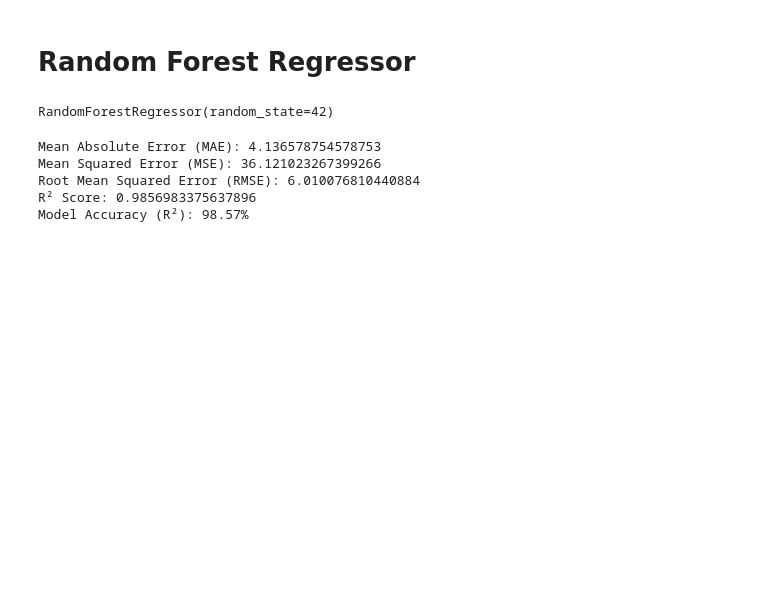
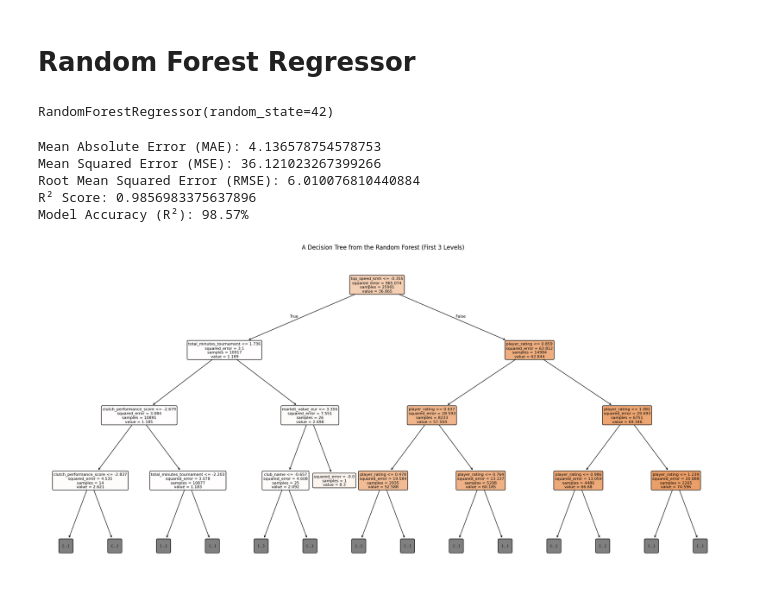
Before and after one commit to bhagatkaran013-hub/FIFA-World-Cup-2026-Regression-Project, a Jupyter notebook: FIFA_World_Cup_2026_Regression_Project.ipynb, the cells around one changed output. Cells and saved outputs as stored; diff of their text form; code cells hidden in the pictures; blank space fills up the shorter version.

```diff
--- a/FIFA_World_Cup_2026_Regression_Project.ipynb
+++ b/FIFA_World_Cup_2026_Regression_Project.ipynb
@@ -533,0 +577,16 @@ Model Accuracy (R²): 98.57%
+# %%
+plt.figure(figsize=(25, 12))
+
+plot_tree(
+    regressor.estimators_[0], # Access the first decision tree from the Random Forest
+    feature_names=x.columns,
+    filled=True,
+    rounded=True,
+    max_depth=3,
+    fontsize=8
+)
+
+plt.title("A Decision Tree from the Random Forest (First 3 Levels)")
+plt.show()
+# %% [output]
+[figure, added]
```
Also changed, not shown: parts of 7 cells of this notebook.
